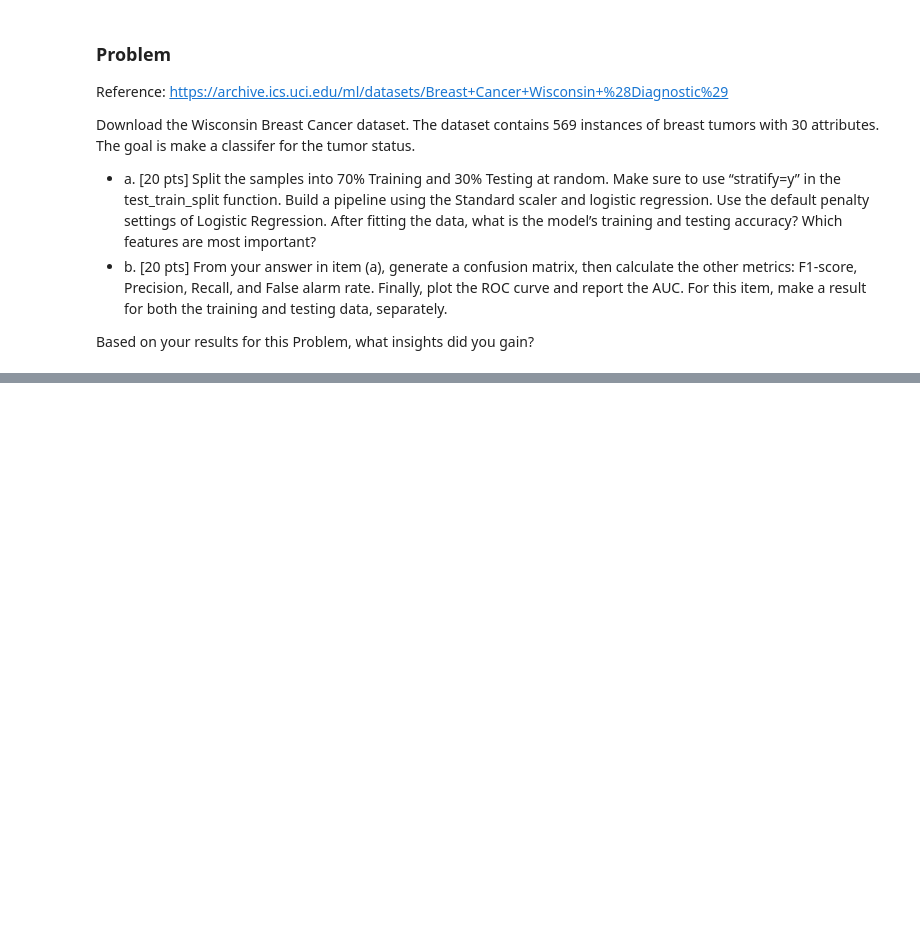
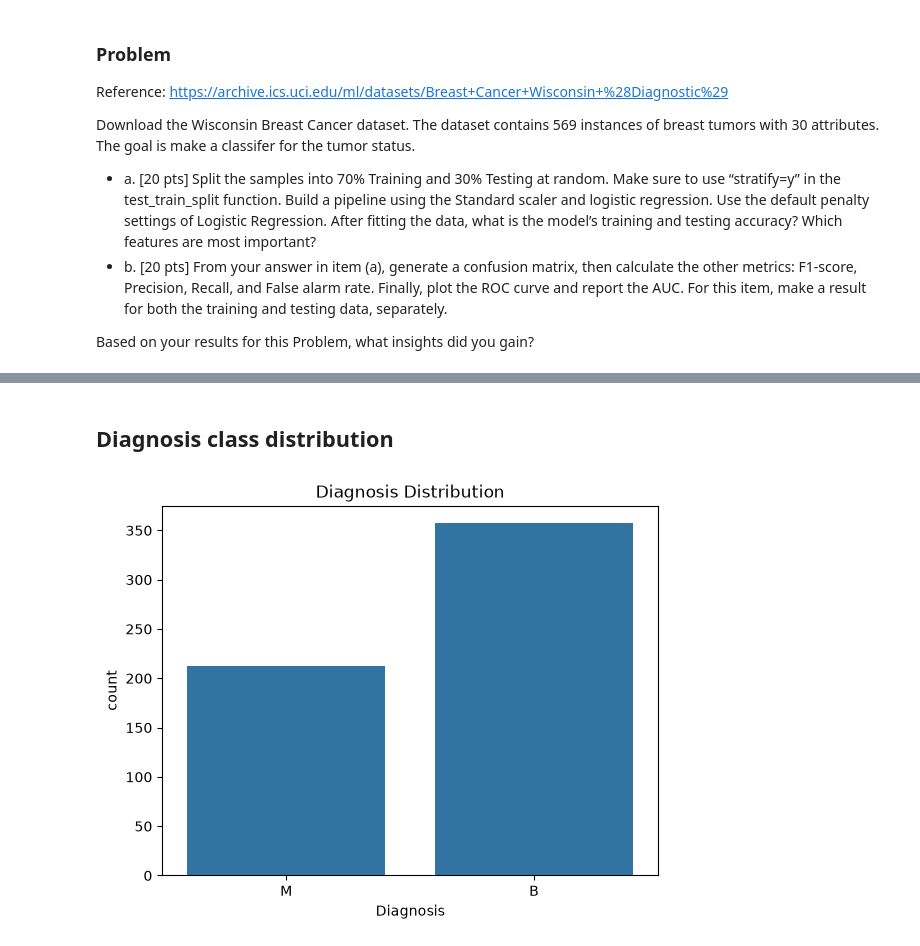
Before and after one commit to AdrianeJone/AI221-Classical-Machine-Learning, a Jupyter notebook: Machine Exercises/MEX 1/MEX_1_Problem_2.ipynb, the cells around one changed output, grey strips where cells are left out. Cells and saved outputs as stored; diff of their text form; code cells hidden in the pictures; blank space fills up the shorter version.

```diff
--- a/Machine Exercises/MEX 1/MEX_1_Problem_2.ipynb
+++ b/Machine Exercises/MEX 1/MEX_1_Problem_2.ipynb
@@ -49,3 +49,13 @@ from sklearn.metrics import (
 warnings.filterwarnings("ignore")
 
 RANDOM_SEED = 23
+# %%
+# Load the dataset
+columns = [
+    "ID", "Diagnosis", "radius1", "texture1", "perimeter1", "area1", "smoothness1", "compactness1", "concavity1",
+    "concave_points1", "symmetry1", "fractal_dimension1", "radius2", "texture2", "perimeter2", "area2", "smoothness2",
+    "compactness2", "concavity2", "concave_points2", "symmetry2", "fractal_dimension2", "radius3", "texture3",
+    "perimeter3", "area3", "smoothness3", "compactness3", "concavity3", "concave_points3", "symmetry3", "fractal_dimension3"
+]
+data = pd.read_csv("wdbc.data", header=None, names=columns)
+data.head(5)
@@ -51,0 +74,3 @@ RANDOM_SEED = 23
+# %%
+# Drop the ID column as it has no predictive value
+data = data.drop("ID", axis=1)
@@ -51,0 +127,9 @@ RANDOM_SEED = 23
+# %% [markdown]
+## Diagnosis class distribution
+# %%
+data['Diagnosis'].value_counts()
+sns.countplot(data=data, x='Diagnosis')
+plt.title('Diagnosis Distribution')
+plt.show()
+# %% [output]
+[figure, added]
```
Also changed, not shown: parts of 11 cells of this notebook.
